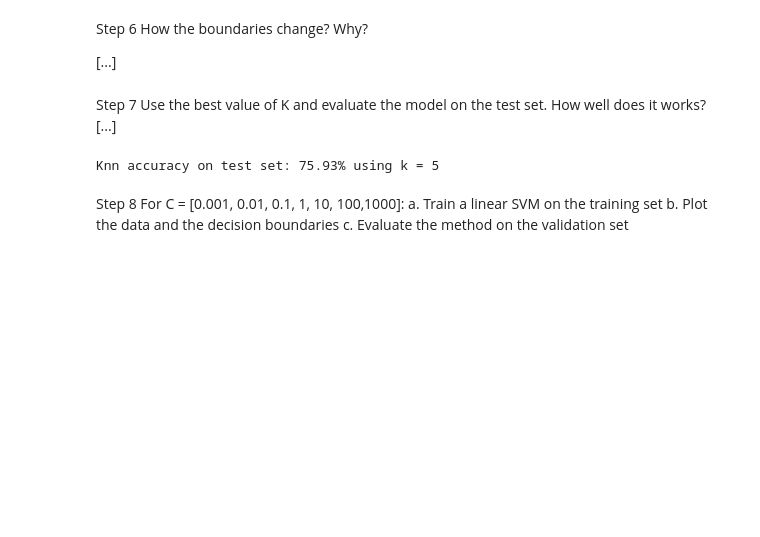
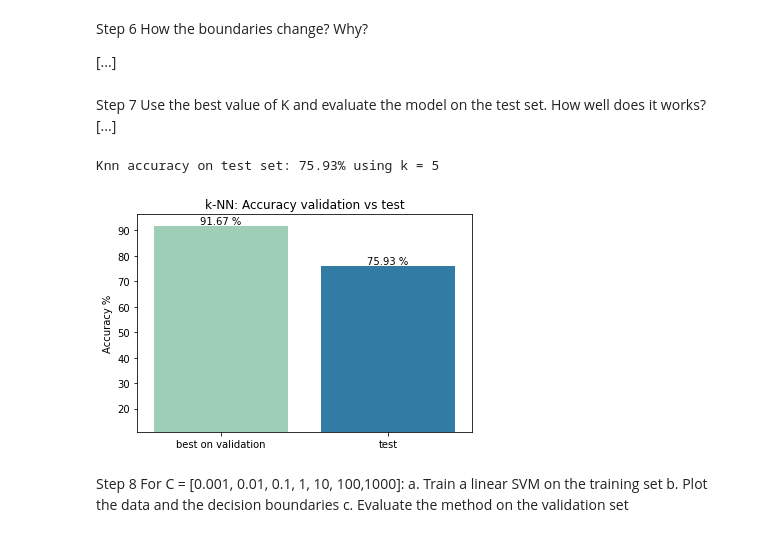
Before and after one commit to lore-lml/machine-learning2020-hw1, a Jupyter notebook: solution.ipynb, the cells around one changed output. Drawn from its saved outputs; the diff is of its cells as text; code cells hidden in the pictures; blank space fills up the shorter version.

```diff
--- a/solution.ipynb
+++ b/solution.ipynb
@@ -145,12 +166,22 @@ How well does it works?
 # %%
 best_arg = np.argmax(accuracies_knn)
 best_k = K[best_arg]
 best_knn = knns[best_arg]
 best_knn.fit(X_trainVal, y_trainVal)
 accuracy_test = best_knn.score(X_test, y_test)
 print(f"Knn accuracy on test set: {accuracy_test*100:.2f}% using k = {best_k}")
+
+plt.figure()
+plt.title('k-NN: Accuracy validation vs test')
+splot = sns.barplot(x=['best on validation', 'test'], y=np.array([max(accuracies_knn),accuracy_test])*100, palette="YlGnBu")
+barplot_annotation(splot)
+plt.ylabel('Accuracy %')
+plt.ylim(np.max(accuracies_knn) + 10)
+
+plt.show()
 # %% [output]
 Knn accuracy on test set: 75.93% using k = 5
+[figure, added]
 # %% [markdown]
 Step 8
 For C = [0.001, 0.01, 0.1, 1, 10, 100,1000]:
```
Also changed, not shown: parts of 13 cells of this notebook, 1 other file.
